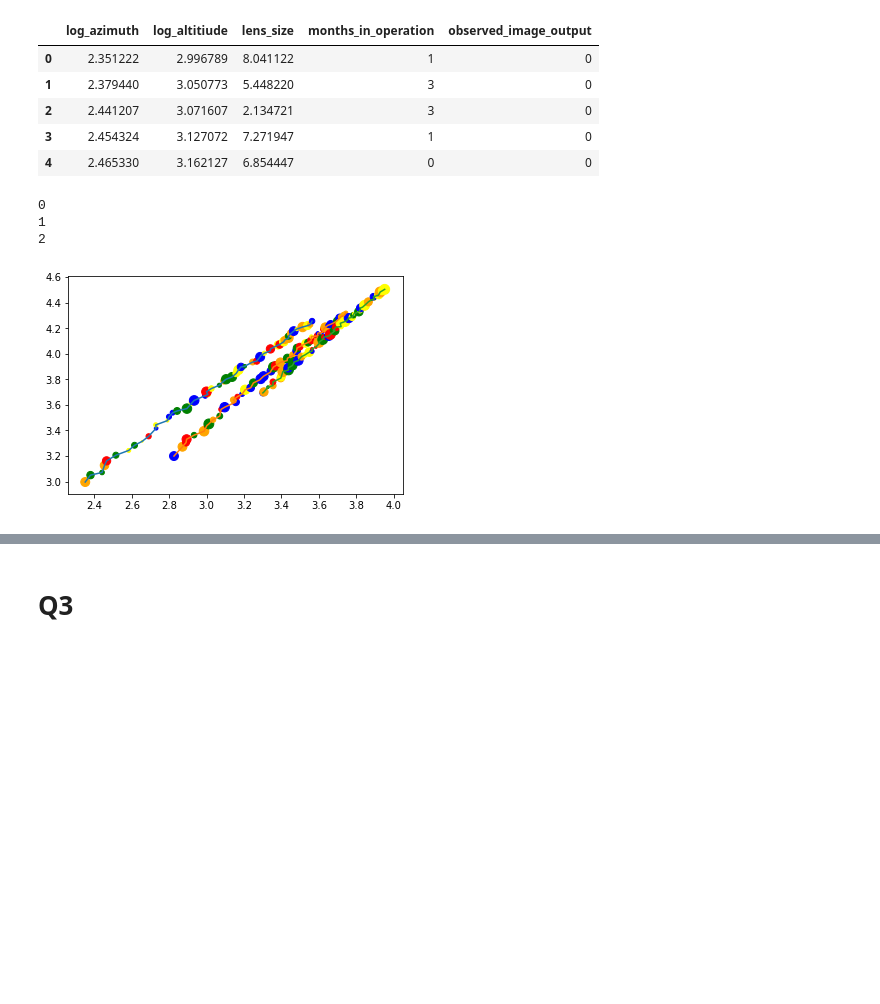
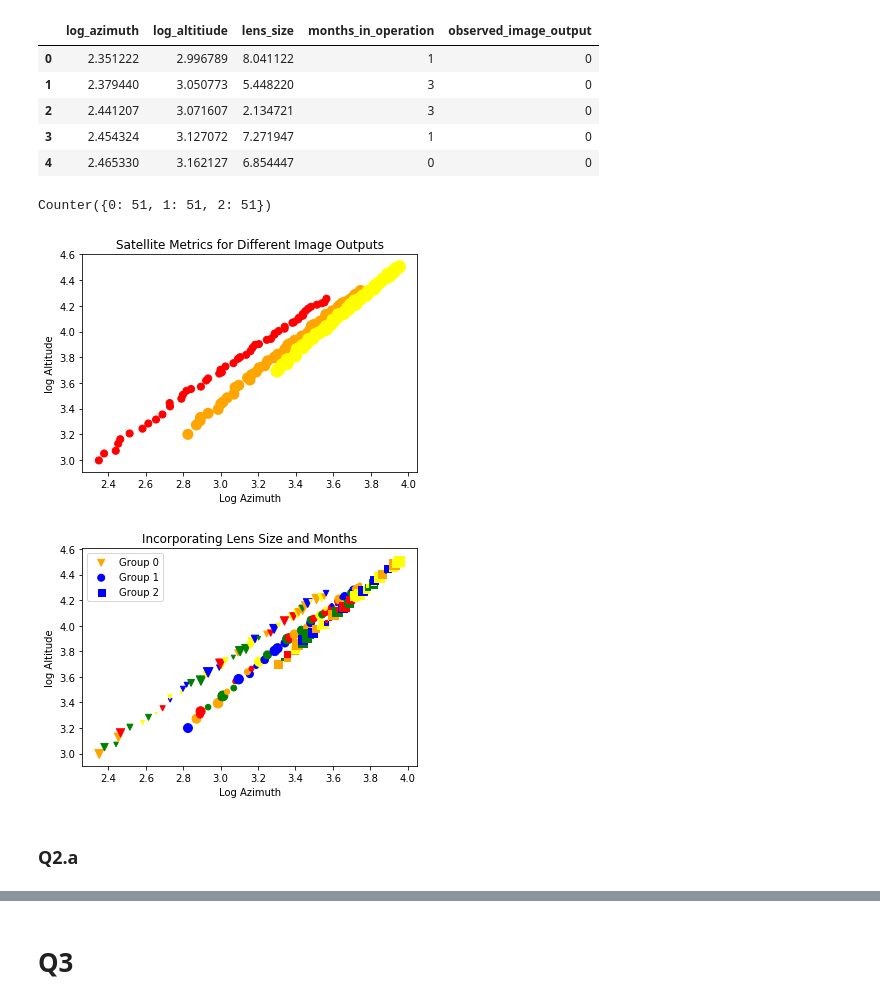
Before and after one commit to eugeneh101/apexlabs_takehome_nBJkgUBNNAwaKvd, a Jupyter notebook: Coding-Challenge.ipynb, the cells around one changed output, grey strips where cells are left out. Drawn from its saved outputs; the diff is of its cells as text; code cells hidden in the pictures; blank space fills up the shorter version.

```diff
--- a/Coding-Challenge.ipynb
+++ b/Coding-Challenge.ipynb
@@ -73,20 +73,32 @@ df.head()
 | 3 | 2.454324 | 3.127072 | 7.271947 | 1 | 0 |
 | 4 | 2.465330 | 3.162127 | 6.854447 | 0 | 0 |
 # %%
+# Exploratory Data Analysis
+from collections import Counter
+
+print(Counter(df['observed_image_output']))
+
 color_dict = {0: 'red', 1: 'orange', 2: 'yellow', 3: 'green', 4: 'blue'}
 
-for grp in df.groupby('observed_image_output'):
-    print grp[0]
+plt.scatter(df['log_azimuth'], df['log_altitiude'],
+            c=[color_dict[element] for element in df['observed_image_output']],
+           s=(df['observed_image_output'] + 1) * 50)
+plt.xlabel('Log Azimuth'); plt.ylabel('log Altitude'); plt.title('Satellite Metrics for Different Image Outputs')
+plt.show()
+
+for grp in df.groupby('observed_image_output'): # adding lens size and observed_image_output
     df_temp = grp[1]
     plt.scatter(df_temp['log_azimuth'], df_temp['log_altitiude'],
                 c=[color_dict[element] for element in df_temp['months_in_operation']],
-               s=(df_temp['lens_size']) * 10)
-    plt.plot(df_temp['log_azimuth'], df_temp['log_altitiude'])
+               s=(df_temp['lens_size']) * 10, marker=['v', 'o', 's'][grp[0]], label='Group {}'.format(grp[0]))
+    plt.legend()
+    plt.xlabel('Log Azimuth'); plt.ylabel('log Altitude'); plt.title('Incorporating Lens Size and Months')
 # %% [output]
-0
-1
-2
+Counter({0: 51, 1: 51, 2: 51})
-[figure, old version]
+[figure, new version]
+[figure, added]
+# %% [markdown]
+### Q2.a
 # %%
 from sklearn import preprocessing
 from sklearn.model_selection import train_test_split
```
Also changed, not shown: parts of 30 cells of this notebook.
